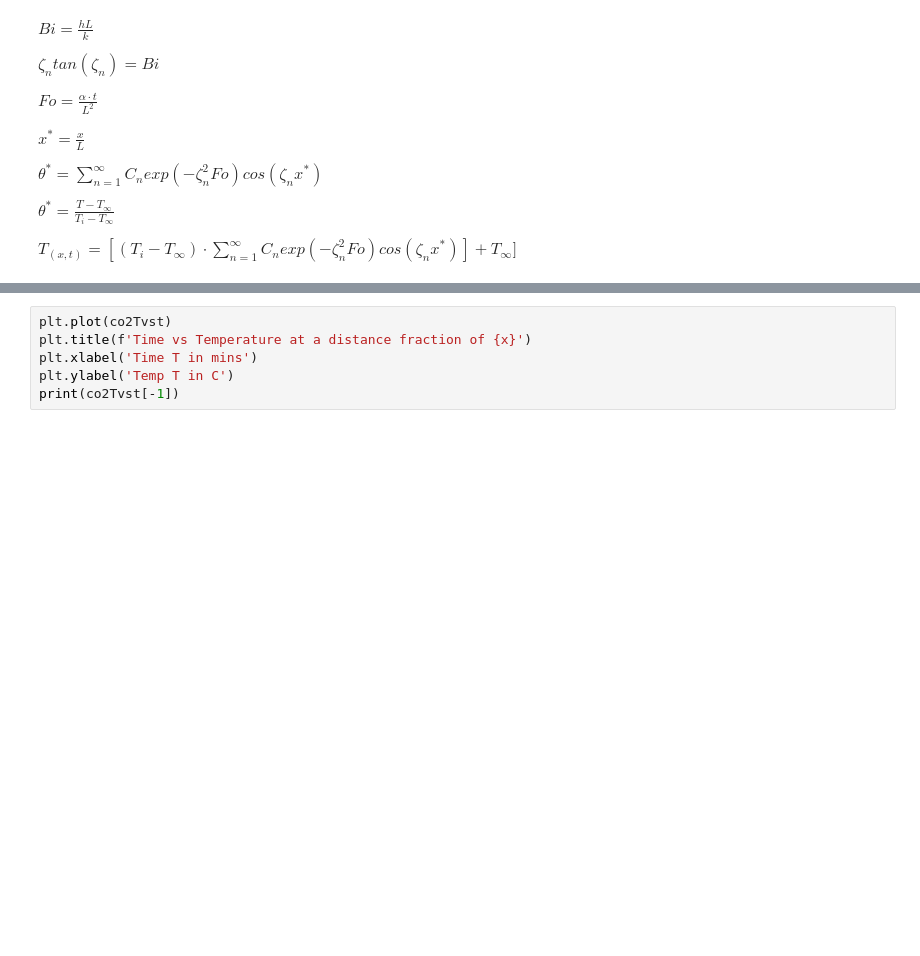
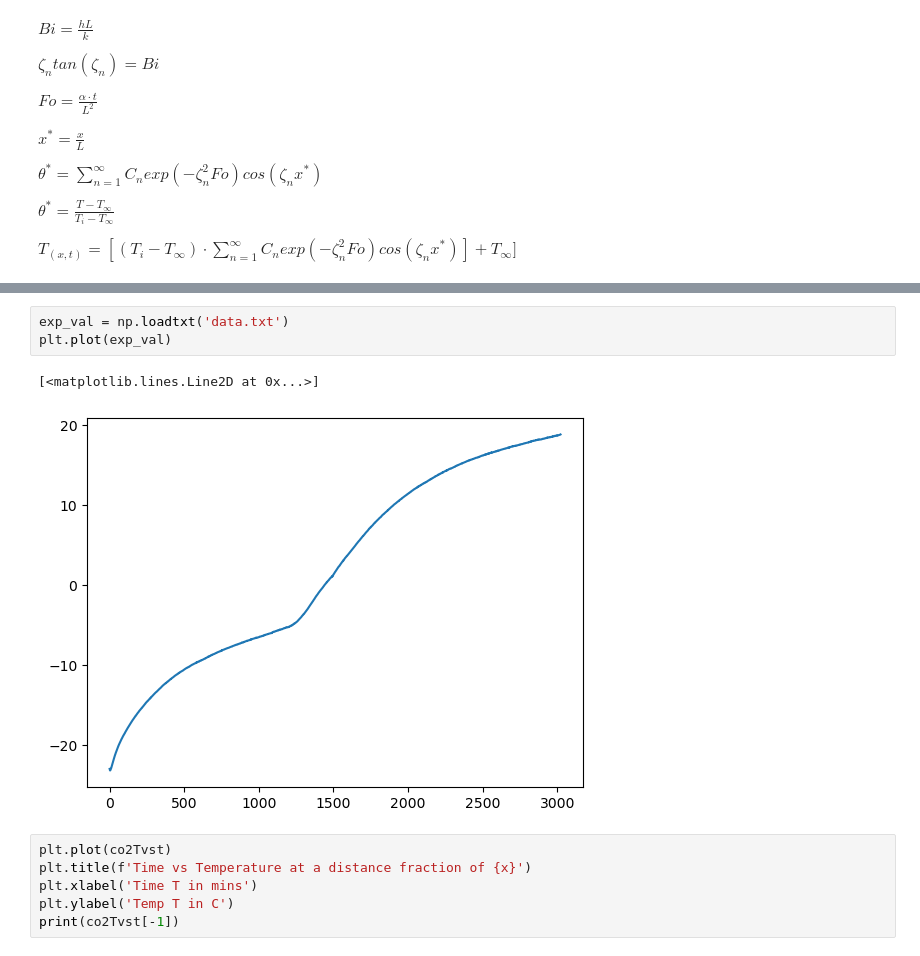
Before and after one commit to its-firefly/Code, a Jupyter notebook: main.ipynb, the cells around one changed output, grey strips where cells are left out. Drawn from its saved outputs; the diff is of its cells as text; blank space fills up the shorter version.

Commit message:
expt plot added

```diff
--- a/main.ipynb
+++ b/main.ipynb
@@ -143,5 +143,11 @@ print(co2Tvst[-1])
 20.444738646258912
 [figure]
+# %%
+exp_val = np.loadtxt('data.txt')
+plt.plot(exp_val)
+# %% [output]
+[<matplotlib.lines.Line2D at 0x...>]
+[figure, added]
 # %%
 plt.plot(co2Tvst)
 plt.title(f'Time vs Temperature at a distance fraction of {x}')
```
Also changed, not shown: parts of 1 cell of this notebook.
